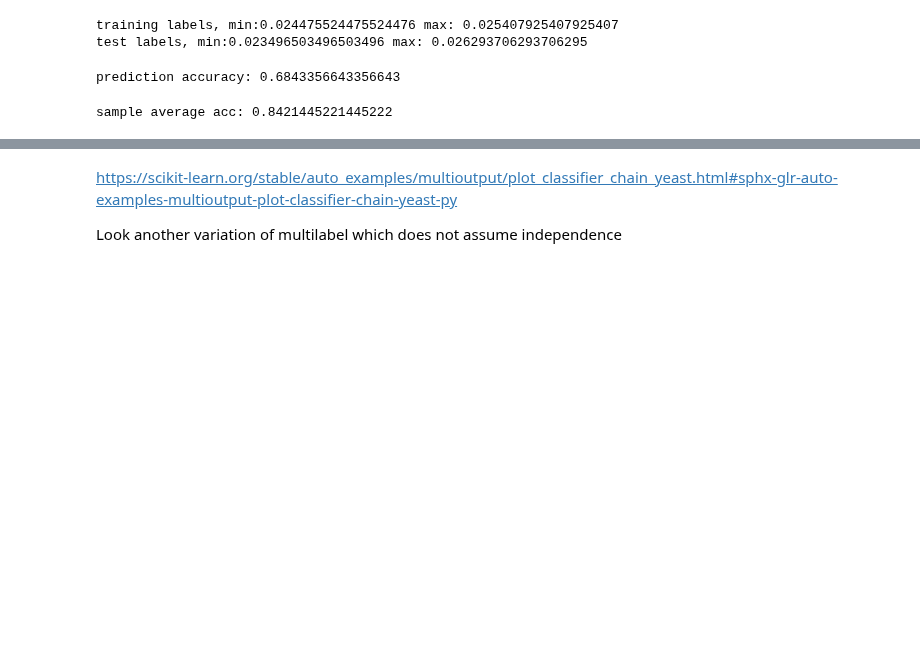
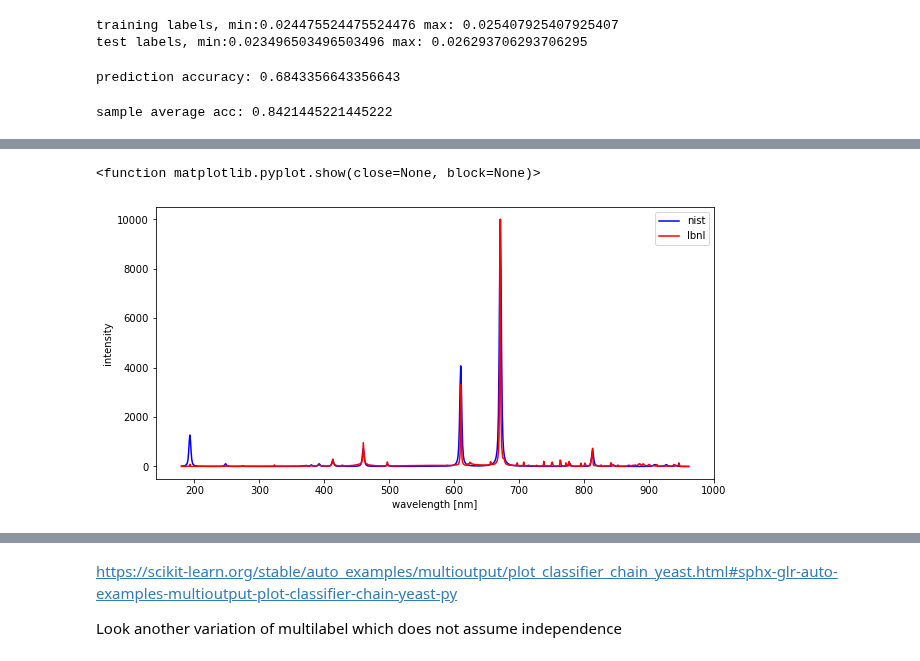
Before and after one commit to MWhitta/phaseMAP, a Jupyter notebook: LIBS_Multilabel.ipynb, the cells around one changed output, grey strips where cells are left out. Saved outputs shown, nothing was run; the diff lists cells and outputs as text; code cells hidden in the pictures; blank space fills up the shorter version.

```diff
--- a/LIBS_Multilabel.ipynb
+++ b/LIBS_Multilabel.ipynb
@@ -117,0 +172,14 @@ np.max(x_data[el_index['I']])
+# %%
+#Plot them on one graph in different colors to compare
+f = plt.figure()
+f.set_figwidth(10)
+f.set_figheight(5)
+plt.plot(wave, nist_li2co3_std, color='blue', label = 'nist')
+plt.plot(wave, x_spec, color='red', label='lbnl')
+plt.xlabel('wavelength [nm]')
+plt.ylabel('intensity')
+plt.legend()
+plt.show
+# %% [output]
+<function matplotlib.pyplot.show(close=None, block=None)>
+[figure, added]
```
Also changed, not shown: parts of 9 cells of this notebook, 1 other file.
